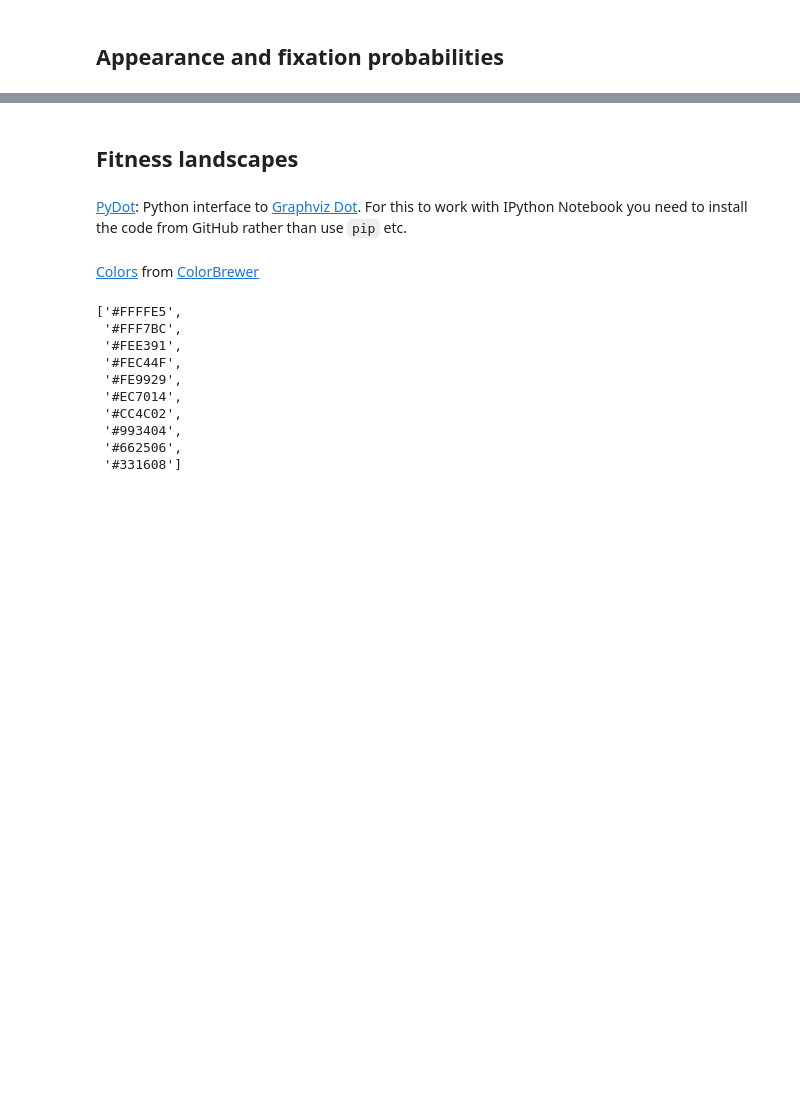
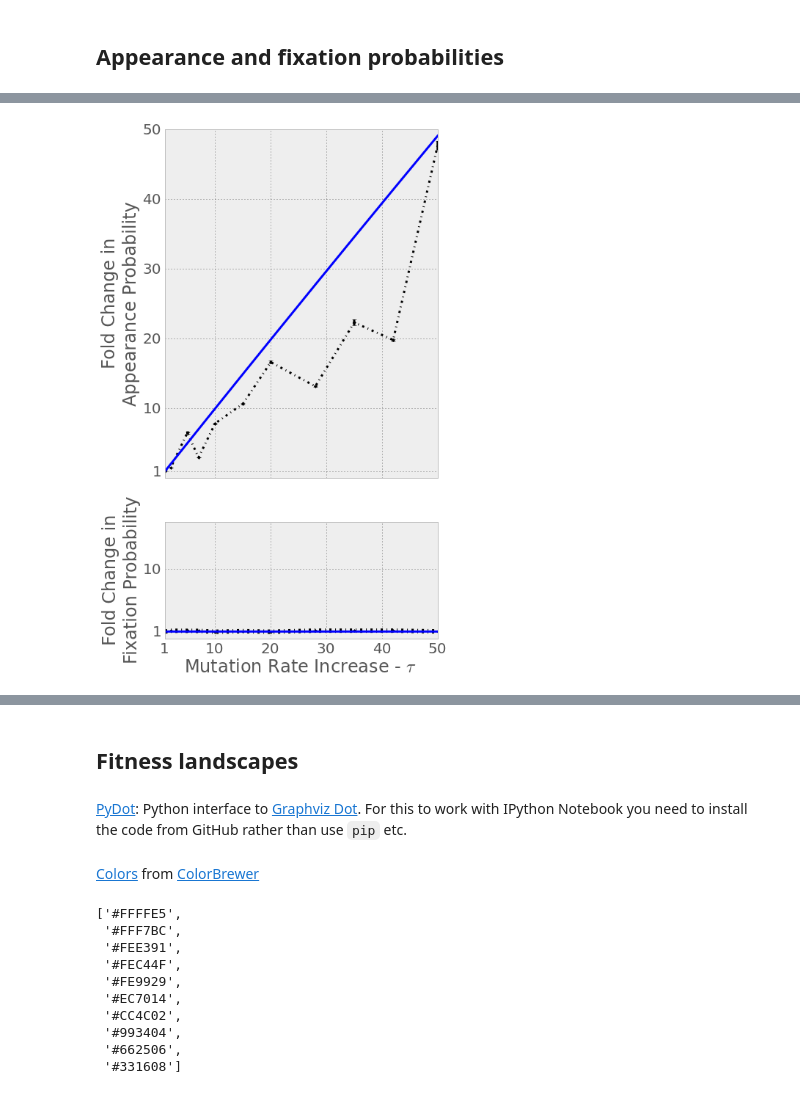
Before and after one commit to yoavram/GRC2013, a Jupyter notebook: figures.ipynb, the cells around one changed output, grey strips where cells are left out. Saved outputs shown, nothing was run; the diff lists cells and outputs as text; code cells hidden in the pictures; blank space fills up the shorter version.

```diff
--- a/figures.ipynb
+++ b/figures.ipynb
@@ -112,13 +112,8 @@ adapt_time_mean_sim = array(grouped_sim.aggregate(np.mean)['T'].tolist())
 adapt_time_sd_sim = array(grouped_sim.aggregate(np.std)['T'].tolist())
 adapt_time_se_sim = adapt_time_sd_sim / sqrt(len(adapt_time_sd_sim))
 
-app_time_mean_cm = grouped_cm.dif.mean() * N
-app_time_se_cm = grouped_cm.dif.std() / grouped_cm.dif.size()
-app_time_mean_cm
-
-app_time_mean_sim = grouped_sim.dif.mean() * N
-app_time_se_sim = grouped_sim.dif.std() / grouped_sim.dif.size()
-app_time_mean_sim
+app_prob_mean_sim = grouped_sim.dif.aggregate(lambda arr: (1.0/(N*arr)).mean())
+app_prob_se_sim = grouped_sim.dif.aggregate(lambda arr: (1.0/(N*arr)).std()) / (grouped_sim.dif.size())
 
 grouped_sim_fname = xdf_sim.groupby(['U','G','H','s','beta','pop_size','tau','pi','fname'])
 funcs = {}
@@ -129,8 +124,8 @@ for k in xdf_sim.keys():
         funcs[k] = lambda x: x.unique()[0]
 rho_df = grouped_sim_fname.agg(funcs)
 grouped_rho = rho_df.groupby(['U','G','H','s','beta','pop_size','tau','pi'])
-fix_time_mean_sim = grouped_rho.dif.mean()
-fix_time_se_sim = grouped_rho.dif.std() / sqrt(grouped_rho.dif.size())
+fix_prob_mean_sim = grouped_rho.dif.aggregate(lambda arr: (1.0/arr).mean())
+fix_prob_se_sim = grouped_rho.dif.aggregate(lambda arr: (1.0/arr).std()) / sqrt(grouped_rho.dif.size())
 # %% [markdown]
 ## Adaptation time figure
 # %%
@@ -180,3 +168,35 @@ plt.tight_layout()
+# %%
+fig = figure(dpi=300,figsize=(6.66,10.66))
+gs = gridspec.GridSpec(2,1, height_ratios=[3,1])
+
+ax = plt.subplot(gs[0])
+baseline = app_prob_mean_sim[0]
+ax.errorbar(taus, app_prob_mean_sim/baseline, fmt='k.-.', label='Simulation', yerr=app_prob_se_sim/baseline, linewidth=3)
+baseline = appearance_sim_approx(1,U,u,s,H)
+ax.plot(taus, [appearance_sim_approx(TT,U,u,s,H)/baseline for TT in taus],'b-', linewidth=3, label='Approximation')
+ax.set_ylabel('Fold Change in \nAppearance Probability\n\n', horizontalalignment="center")
+ax.set_xlim((min(taus),max(taus)))
+ax.set_xticks([1,10,20,30,40,50])
+ax.set_xticklabels([])
+ax.set_ylim((0,50))
+ax.set_yticks([1,10,20,30,40,50])
+
+ax = plt.subplot(gs[1])
+baseline = fix_prob_mean_sim[0]
+ax.errorbar(taus, fix_prob_mean_sim/baseline, fmt='k.-.', label='Simulation', yerr=fix_prob_se_sim, linewidth=6)
+baseline = fixation_sim_approx(1,U,u,s,H)
+ax.plot(taus, [fixation_sim_approx(TT,U,u,s,H)/baseline for TT in taus],'b-', linewidth=3, label='Approximation')
+ax.set_xlabel(r"Mutation Rate Increase - $\tau$")
+ax.set_ylabel('Fold Change in \nFixation Probability\n\n', horizontalalignment="center")
+ax.set_xlim((min(taus),max(taus)))
+ax.set_xticks([1,10,20,30,40,50])
+ax.set_ylim((0,16.66))
+ax.set_yticks([1,10])
+ax.grid(False, which='minor')
+
+plt.tight_layout()
+# %% [output]
+[figure, added]
 # %%
 save_figure(fig, "app_fix_probs_s_%.2f_logN_%d" % ( s, int(log10(N))))
 # %% [output]
```
Also changed, not shown: parts of 10 cells of this notebook.
